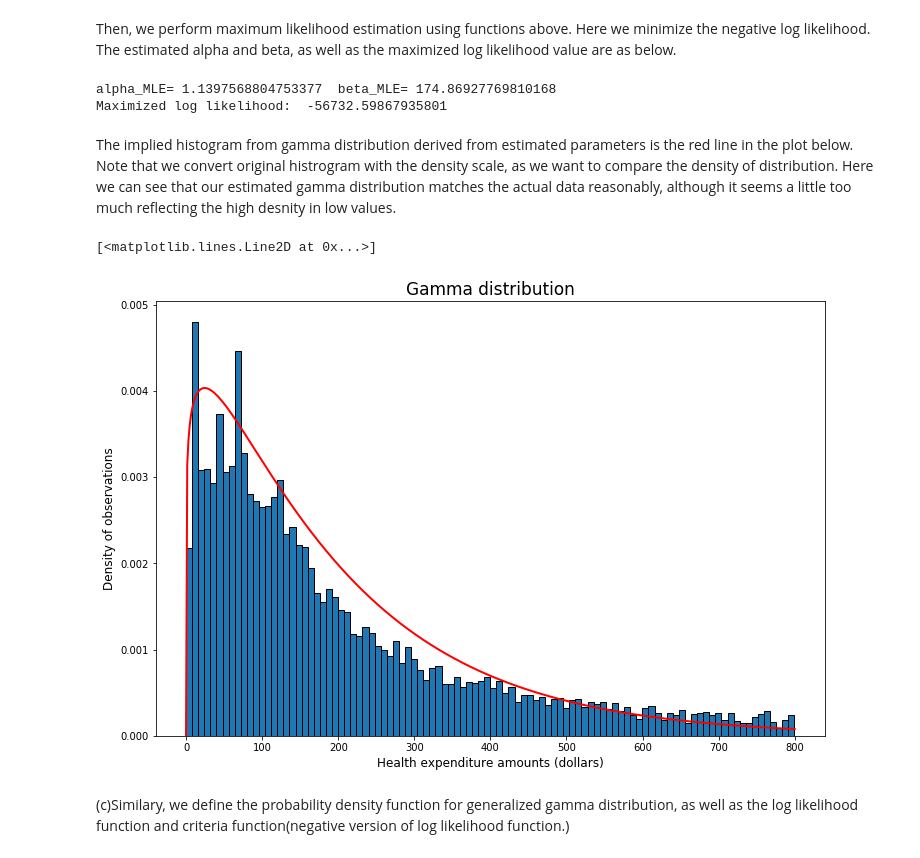
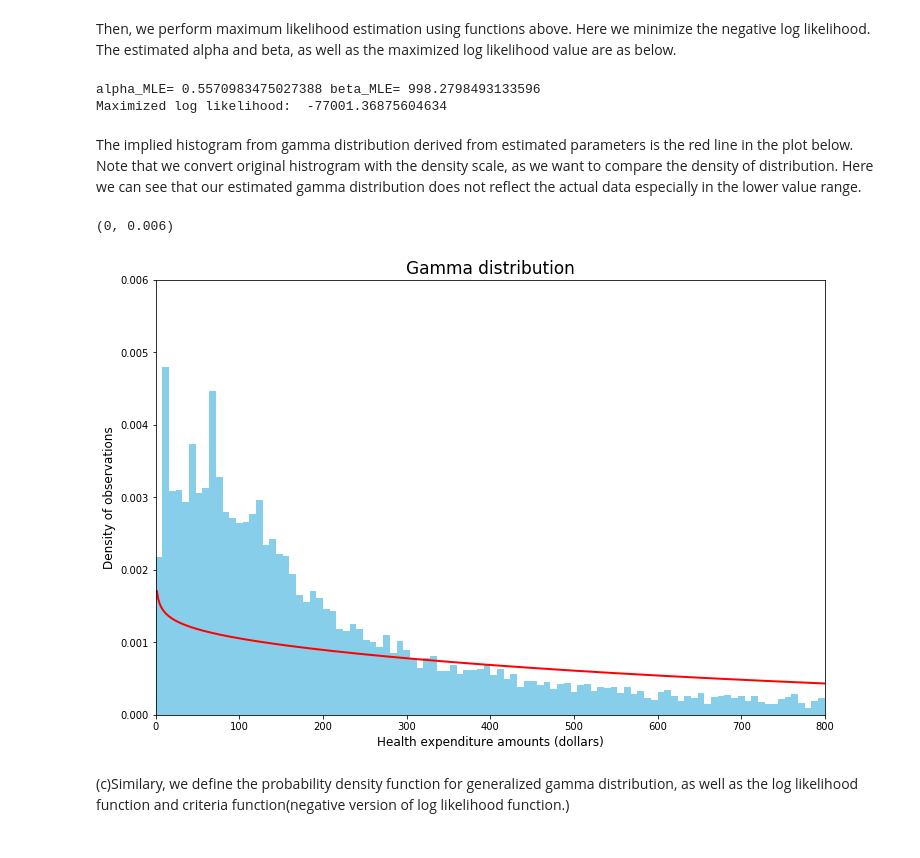
Before and after one commit to takando/StructEst_W20, a Jupyter notebook: ProblemSets/PS2/Struct_est_hw2_Takuya_Ando.ipynb, the cells around one changed output. Saved outputs shown, nothing was run; the diff lists cells and outputs as text; code cells hidden in the pictures.

```diff
--- a/ProblemSets/PS2/Struct_est_hw2_Takuya_Ando.ipynb
+++ b/ProblemSets/PS2/Struct_est_hw2_Takuya_Ando.ipynb
@@ -25,6 +25,7 @@ Load data.
 # %%
 clms = pd.read_csv("clms.txt", header=None)
 clms.columns = ["health_expenditure"]
+clms = clms.health_expenditure
 # %% [markdown]
 Mean, median, max and minimum values are as below.
 # %%
@@ -63,7 +61,7 @@ Text(0, 0.5, 'Frequency of observations')
 # %% [markdown]
 Then, we limit the data under 800 dollars.
 # %%
-clms_bl800 = clms.health_expenditure[clms.health_expenditure<=800]
+clms_bl800 = clms[clms<=800]
 # %% [markdown]
 Below is the histogram for the data which has only amounts below 800 dolloars. We prefer the second histgram, because there are some outliers in the data considering the max value is enormous value compared to median and mean value, and they make the first histgram seriously hard to interpret. After eliminating such outliers, the second histgram makes much sense than first one.
 # %%
@@ -87,8 +85,9 @@ def gamma_dist(xvals, alpha, beta):
     Compute the probability density of gamma ditribution for data xvals
     given parameters alpha and beta.
     '''
-    pdf_vals = ((1 / ((beta ** alpha) * math.gamma(alpha))) *
+    pdf_vals = ((1 / ((beta ** alpha) * spc.gamma(alpha))) *
                 (xvals ** (alpha - 1)) * (np.exp(-xvals/beta)))
+    pdf_vals[pdf_vals < 1e-10] = 1e-10
     return pdf_vals
 
 # Define log likelihood function for the gamma distribution
@@ -119,46 +118,49 @@ def crit(params, *args):
 Then, we perform maximum likelihood estimation using functions above. Here we minimize the negative log likelihood. The estimated alpha and beta, as well as the maximized log likelihood value are as below.
 # %%
 # Set initial beta and alpha
-init_beta = np.var(clms_bl800)/np.mean(clms_bl800)
+init_beta = np.var(clms)/np.median(clms)
 
-init_alpha = np.mean(clms_bl800)/init_beta
+init_alpha = np.median(clms)/init_beta
 
 params_init = np.array([init_alpha, init_beta])
-mle_args = clms_bl800
-results_uncstr = opt.minimize(crit, params_init, args=mle_args)
+mle_args = clms
+results_uncstr = opt.minimize(crit, params_init, args=mle_args,method='TNC',\
+                              bounds=((1e-10, None), (1e-10, None)), tol=1e-12)
 alpha_MLE, beta_MLE = results_uncstr.x
 
-print('alpha_MLE=', alpha_MLE, ' beta_MLE=', beta_MLE)
-print("Maximized log likelihood: ", log_lik_gamma(clms_bl800, alpha_MLE, beta_MLE))
+print('alpha_MLE=', alpha_MLE, 'beta_MLE=', beta_MLE)
+print("Maximized log likelihood: ", log_lik_gamma(clms, alpha_MLE, beta_MLE))
 # %% [output]
-alpha_MLE= 1.1397568804753377  beta_MLE= 174.86927769810168
-Maximized log likelihood:  -56732.59867935801
+alpha_MLE= 0.5570983475027388 beta_MLE= 998.2798493133596
+Maximized log likelihood:  -77001.36875604634
 # %% [markdown]
-The implied histogram from gamma distribution derived from estimated parameters is the red line in the plot below. Note that we convert original histrogram with the density scale, as we want to compare the density of distribution. Here we can see that our estimated gamma distribution matches the actual data reasonably, although it seems a little too much reflecting the high desnity in low values.
+The implied histogram from gamma distribution derived from estimated parameters is the red line in the plot below. Note that we convert original histrogram with the density scale, as we want to compare the density of distribution. Here we can see that our estimated gamma distribution does not reflect the actual data especially in the lower value range.
 # %%
 #Plot histgram
 plt.figure(figsize=(12, 8))
 
 n_bin = 100
 bin_width = 800/n_bin
 
 weights800 = (1 / (clms.shape[0]*bin_width)) * np.ones_like(clms_bl800)
 
-n, bin_cuts, patches = plt.hist(clms_bl800, bins=n_bin, weights=weights800, edgecolor="k")
+n, bin_cuts, patches = plt.hist(clms_bl800, bins=n_bin, weights=weights800, color="skyblue")
 
 plt.title('Gamma distribution', fontsize=17)
 plt.xlabel(r'Health expenditure amounts (dollars)', fontsize=12)
 plt.ylabel(r'Density of observations', fontsize=12)
 
 # Plot smooth line with distribution 1
 dist_pts = np.linspace(0, 800, 500)
 alpha_1 = alpha_MLE
 beta_1 = beta_MLE
 plt.plot(dist_pts, gamma_dist(dist_pts, alpha_1, beta_1),
          linewidth=2, color='r')
+plt.xlim([0, 800])
+plt.ylim([0, 0.006])
 # %% [output]
-[<matplotlib.lines.Line2D at 0x...>]
+(0, 0.006)
-[figure, old version]
+[figure, new version]
 # %% [markdown]
 (c)Similary, we define the probability density function for generalized gamma distribution, as well as the log likelihood function and criteria function(negative version of log likelihood function.)
 # %%
```
Also changed, not shown: parts of 23 cells of this notebook.
